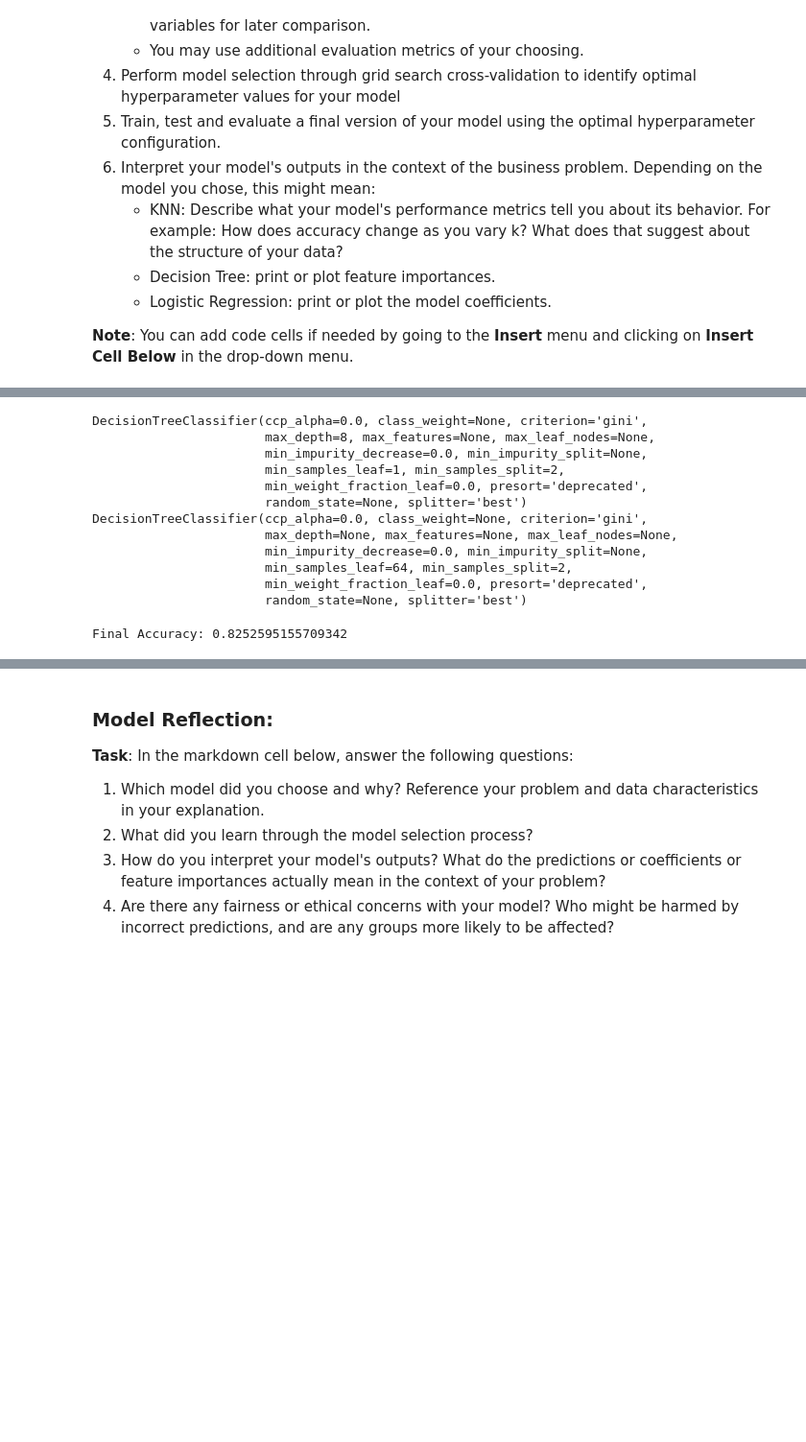
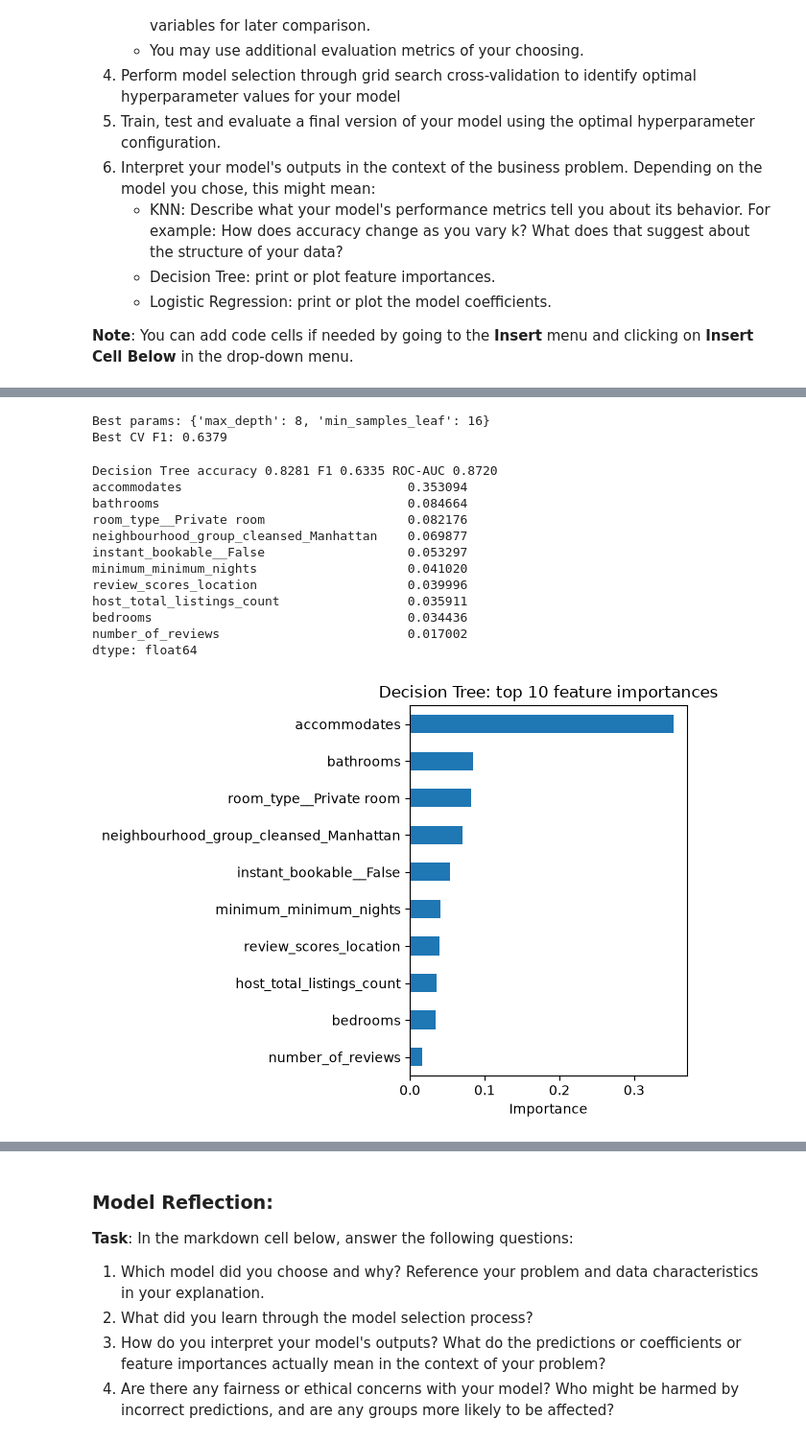
Before and after one commit to cmoon07/airbnb-pricing-intelligence, a Jupyter notebook: Capstone.ipynb, the cells around one changed output, grey strips where cells are left out. Shown at 96% size. Drawn from its saved outputs; the diff is of its cells as text; code cells hidden in the pictures; blank space fills up the shorter version.

```diff
--- a/Capstone.ipynb
+++ b/Capstone.ipynb
@@ -530,53 +536,66 @@ Accuracy: 0.8286115916955017
 # Perform model selection through grid search cross-validation (GridSearchCV)
 # to identify optimal hyperparameter values for your model
 # YOUR CODE HERE
-folds = KFold(n_splits=5, shuffle=True, random_state=10)
+folds = KFold(n_splits=5, shuffle=True, random_state=SEED)
 
 # MAX DEPTH
 max_depths = [2**i for i in range(10)]
+param_grid = {
+    "max_depth": [4, 6, 8, 10, 12, 16, None],
+    "min_samples_leaf": [1, 8, 16, 32, 64, 128],
+}
 
 clf = GridSearchCV(DecisionTreeClassifier(),
-                  param_grid={'max_depth':max_depths},
+                  param_grid=param_grid,
                   cv=folds,
-                  scoring='roc_auc'
+                  scoring='f1' #roc_auc
                   )
-clf.fit(X,y)
-print(clf.best_estimator_)
+clf.fit(X_train,y_train)
 
-# MIN LEAF
-min_leafs = [2**i for i in range(10)]
-
-clf = GridSearchCV(DecisionTreeClassifier(),
-                  param_grid={'min_samples_leaf':min_leafs},
-                  cv=folds,
-                  scoring='roc_auc'
-                  )
-clf.fit(X,y)
-print(clf.best_estimator_)
+print("Best params:", clf.best_params_)
+print(f"Best CV F1: {clf.best_score_:.4f}")
 # %% [output]
-DecisionTreeClassifier(ccp_alpha=0.0, class_weight=None, criterion='gini',
-                       max_depth=8, max_features=None, max_leaf_nodes=None,
-                       min_impurity_decrease=0.0, min_impurity_split=None,
-                       min_samples_leaf=1, min_samples_split=2,
-                       min_weight_fraction_leaf=0.0, presort='deprecated',
-                       random_state=None, splitter='best')
-DecisionTreeClassifier(ccp_alpha=0.0, class_weight=None, criterion='gini',
-                       max_depth=None, max_features=None, max_leaf_nodes=None,
-                       min_impurity_decrease=0.0, min_impurity_split=None,
-                       min_samples_leaf=64, min_samples_split=2,
-                       min_weight_fraction_leaf=0.0, presort='deprecated',
-                       random_state=None, splitter='best')
+Best params: {'max_depth': 8, 'min_samples_leaf': 16}
+Best CV F1: 0.6379
 # %%
 # Train, test and evaluate a final version of your model using the optimal hyperparameter values.
 # YOUR CODE HERE
-model_dt = DecisionTreeClassifier(criterion = 'entropy', max_depth = 8, min_samples_leaf = 64)
-model_dt.fit(X_train, y_train)
-class_label_predictions_dt = model_dt.predict(X_test)
-final_acc = accuracy_score(y_test, class_label_predictions_dt)
+model_dt = clf.best_estimator_ #DecisionTreeClassifier(criterion = 'entropy', max_depth = 8, min_samples_leaf = 64)
 
-print('Final Accuracy: ' + str(final_acc))
+dt_pred = model_dt.predict(X_test)
+dt_prob = model_dt.predict_proba(X_test)[:, 1]
+
+dt_accuracy = accuracy_score(y_test, dt_pred)
+dt_f1 = f1_score(y_test, dt_pred)
+dt_auc = roc_auc_score(y_test, dt_prob)
+print(f"Decision Tree accuracy {dt_accuracy:.4f} F1 {dt_f1:.4f} ROC-AUC {dt_auc:.4f}")
+
+importances = (
+    pd.Series(model_dt.feature_importances_, index=X_train.columns)
+    .sort_values(ascending=False)
+    .head(10)
+)
+print(importances)
+
+importances.sort_values().plot(kind="barh")
+plt.title("Decision Tree: top 10 feature importances")
+plt.xlabel("Importance")
+plt.tight_layout()
+plt.show()
 # %% [output]
-Final Accuracy: 0.8252595155709342
+Decision Tree accuracy 0.8281 F1 0.6335 ROC-AUC 0.8720
+accommodates                              0.353094
+bathrooms                                 0.084664
+room_type__Private room                   0.082176
+neighbourhood_group_cleansed_Manhattan    0.069877
+instant_bookable__False                   0.053297
+minimum_minimum_nights                    0.041020
+review_scores_location                    0.039996
+host_total_listings_count                 0.035911
+bedrooms                                  0.034436
+number_of_reviews                         0.017002
+dtype: float64
+[figure, added]
 # %%
 # Interpret your model's outputs
 # YOUR CODE HERE
```
Also changed, not shown: parts of 26 cells of this notebook, 3 other files.
